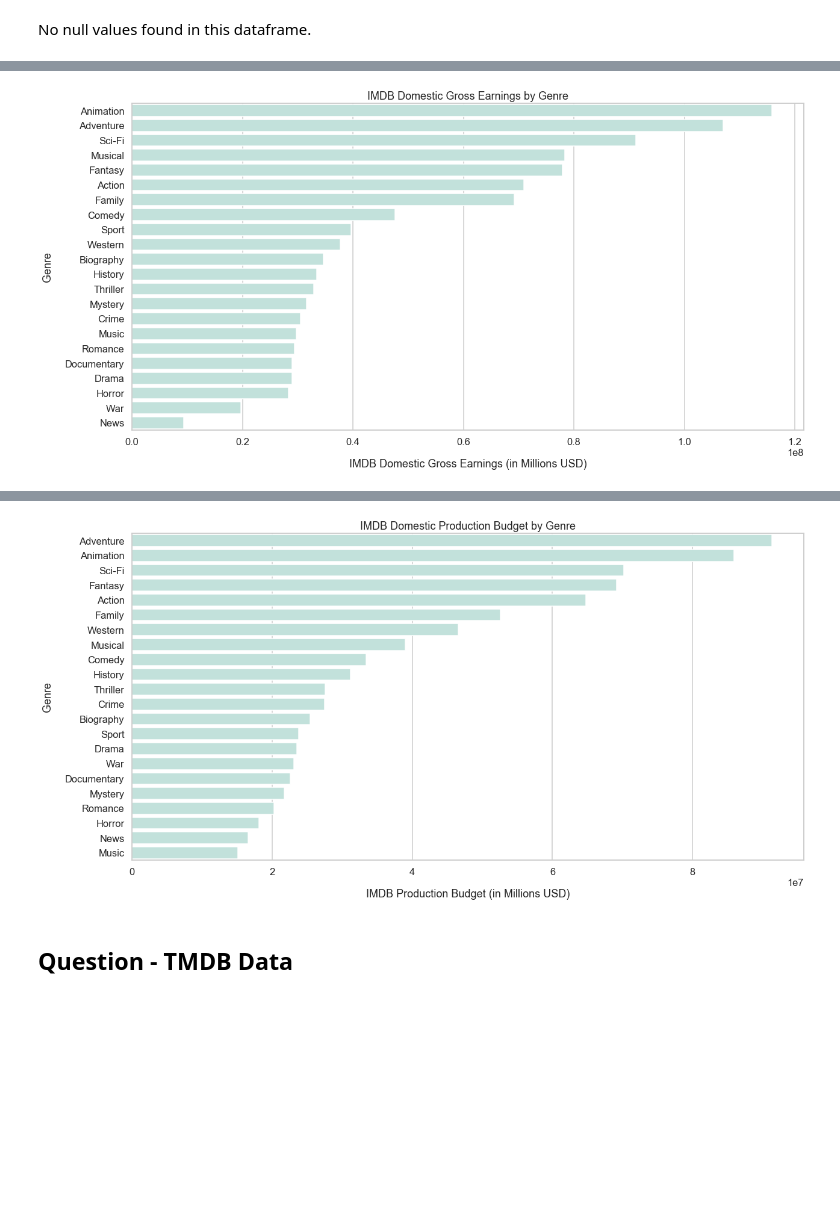
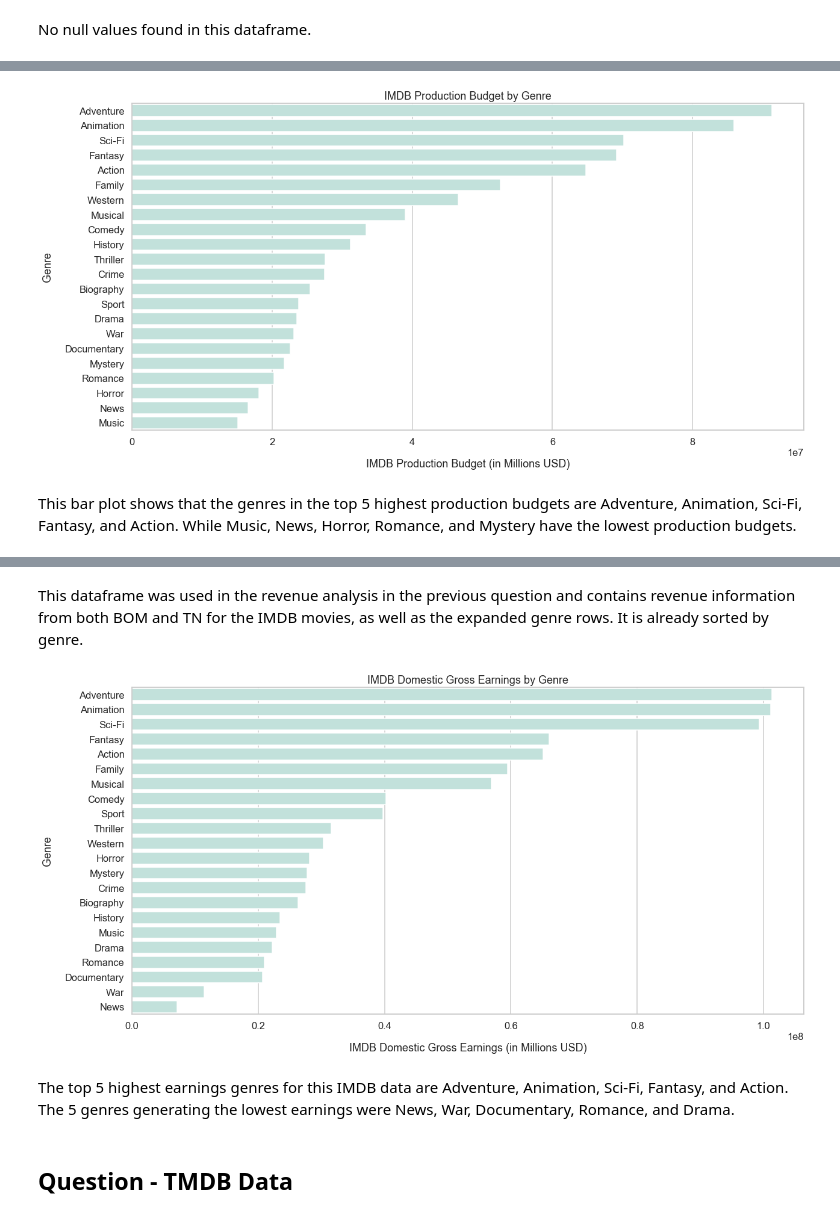
Before and after one commit to JenniferLavoie/DSFirstProject, a Jupyter notebook: student.ipynb, the cells around one changed output, grey strips where cells are left out. Drawn from its saved outputs; the diff is of its cells as text; code cells hidden in the pictures; blank space fills up the shorter version.

```diff
--- a/student.ipynb
+++ b/student.ipynb
@@ -1779,8 +1783,10 @@ result = imdb_genres_budget_sorted.groupby(['genres'])['domestic_gross'].aggrega
 # %%
-genre_barplots('domestic_gross', 'genres', imdb_genres_budget_sorted, 'IMDB Domestic Gross Earnings by Genre',
-               'IMDB Domestic Gross Earnings (in Millions USD)', 'Genre', result['genres'])
+genre_barplots('production_budget', 'genres', imdb_genres_budget_sorted, 'IMDB Production Budget by Genre',
+               'IMDB Production Budget (in Millions USD)', 'Genre', result['genres'])
 # %% [output]
-[figure, old version]
+[figure, new version]
+# %% [markdown]
+This bar plot shows that the genres in the top 5 highest production budgets are Adventure, Animation, Sci-Fi, Fantasy, and Action.  While Music, News, Horror, Romance, and Mystery have the lowest production budgets.
 # %%
 imdb_genres_sorted.head()
 # %% [output]
@@ -1790,15 +1796,19 @@ imdb_genres_sorted.head()
 | 2500 | tt3949660 | Teenage Mutant Ninja Turtles: Out... | Teenage Mutant Ninja Turtles: Out... | 2016 | Action | 6.0 | 77234 | ... |
 | 563 | tt1376195 | Gunless | Gunless | 2010 | Action | 6.5 | 3376 | ... |
 | 2507 | tt3976258 | Amidst the Devil's Wings | Amidst the Devil's Wings | 2014 | Action | 4.0 | 33 | ... |
+# %% [markdown]
+This dataframe was used in the revenue analysis in the previous question and contains revenue information from both BOM and TN for the IMDB movies, as well as the expanded genre rows. It is already sorted by genre.
 # %%
 # grouping by genre, aggregating by mean domestic_gross and sorting by the mean domestic_gross for each genre
-result = imdb_genres_sorted.groupby(['genres'])['production_budget'].aggregate(np.mean).reset_index().sort_values(
-    ['production_budget'], ascending=False)
+result = imdb_genres_sorted.groupby(['genres'])['domestic_gross'].aggregate(np.mean).reset_index().sort_values(
+    ['domestic_gross'], ascending=False)
 # %%
-genre_barplots('production_budget', 'genres', imdb_genres_sorted, 'IMDB Domestic Production Budget by Genre',
-               'IMDB Production Budget (in Millions USD)', 'Genre', result['genres'])
+genre_barplots('domestic_gross', 'genres', imdb_genres_sorted, 'IMDB Domestic Gross Earnings by Genre',
+               'IMDB Domestic Gross Earnings (in Millions USD)', 'Genre', result['genres'])
 # %% [output]
-[figure, old version]
+[figure, new version]
+# %% [markdown]
+The top 5 highest earnings genres for this IMDB data are Adventure, Animation, Sci-Fi, Fantasy, and Action. The 5 genres generating the lowest earnings were News, War, Documentary, Romance, and Drama.
 # %% [markdown]
 ## Question  - TMDB Data
 # %%
```
Also changed, not shown: parts of 22 cells of this notebook.
